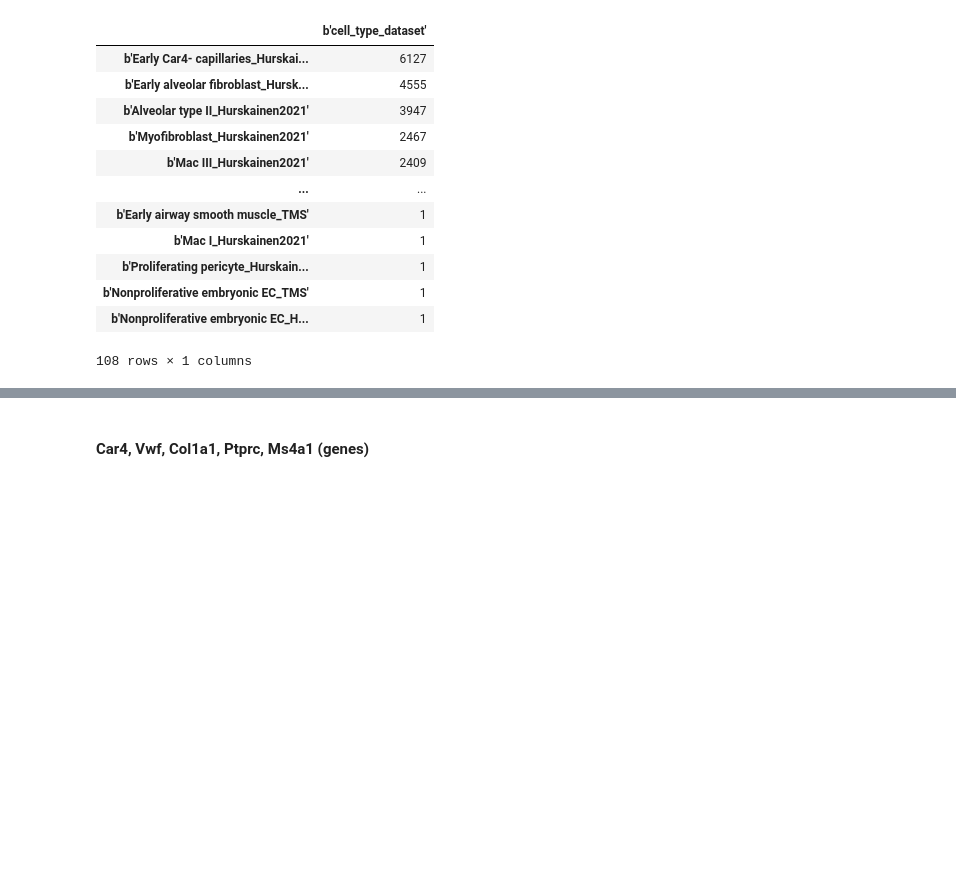
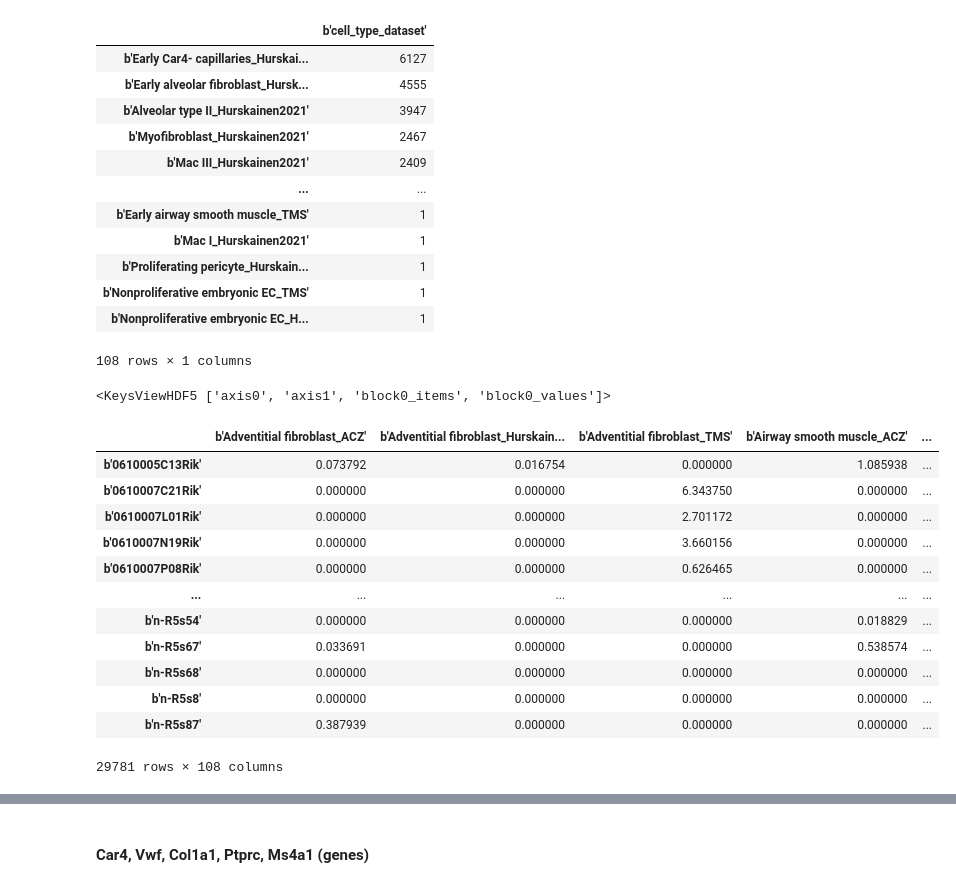
Before and after one commit to fabilab/data-compression-and-APIs-for-cell-atlases, a Jupyter notebook: condensed_lung_atlas-main/h5 file dataset.ipynb, the cells around one changed output, grey strips where cells are left out. Drawn from its saved outputs; the diff is of its cells as text; code cells hidden in the pictures; blank space fills up the shorter version.

```diff
--- a/condensed_lung_atlas-main/h5 file dataset.ipynb
+++ b/condensed_lung_atlas-main/h5 file dataset.ipynb
@@ -204,3 +210,25 @@ pd.DataFrame(data=np.array(h5['cell_type_dataset']['cell_count']['block0_values'
 | b'Nonproliferative embryonic EC_TMS' | 1 |
 | b'Nonproliferative embryonic EC_H... | 1 |
 108 rows × 1 columns
+# %%
+h5['cell_type_dataset']['gene_expression_average'].keys()
+# %% [output]
+<KeysViewHDF5 ['axis0', 'axis1', 'block0_items', 'block0_values']>
+# %%
+cell_type_ds_df = pd.DataFrame(data=np.array(h5['cell_type_dataset']['gene_expression_average']['block0_values']),index=np.array(h5['cell_type_dataset']['gene_expression_average']['axis1']),columns=np.array(h5['cell_type_dataset']['gene_expression_average']['axis0'])).T
+# %%
+cell_type_ds_df
+# %% [output]
+|  | b'Adventitial fibroblast_ACZ' | b'Adventitial fibroblast_Hurskain... | b'Adventitial fibroblast_TMS' | b'Airway smooth muscle_ACZ' | ... |
+| b'0610005C13Rik' | 0.073792 | 0.016754 | 0.000000 | 1.085938 | ... |
+| b'0610007C21Rik' | 0.000000 | 0.000000 | 6.343750 | 0.000000 | ... |
+| b'0610007L01Rik' | 0.000000 | 0.000000 | 2.701172 | 0.000000 | ... |
+| b'0610007N19Rik' | 0.000000 | 0.000000 | 3.660156 | 0.000000 | ... |
+| b'0610007P08Rik' | 0.000000 | 0.000000 | 0.626465 | 0.000000 | ... |
+| ... | ... | ... | ... | ... | ... |
+| b'n-R5s54' | 0.000000 | 0.000000 | 0.000000 | 0.018829 | ... |
+| b'n-R5s67' | 0.033691 | 0.000000 | 0.000000 | 0.538574 | ... |
+| b'n-R5s68' | 0.000000 | 0.000000 | 0.000000 | 0.000000 | ... |
+| b'n-R5s8' | 0.000000 | 0.000000 | 0.000000 | 0.000000 | ... |
+| b'n-R5s87' | 0.387939 | 0.000000 | 0.000000 | 0.000000 | ... |
+29781 rows × 108 columns
```
Also changed, not shown: parts of 4 cells of this notebook, 12 other files.
